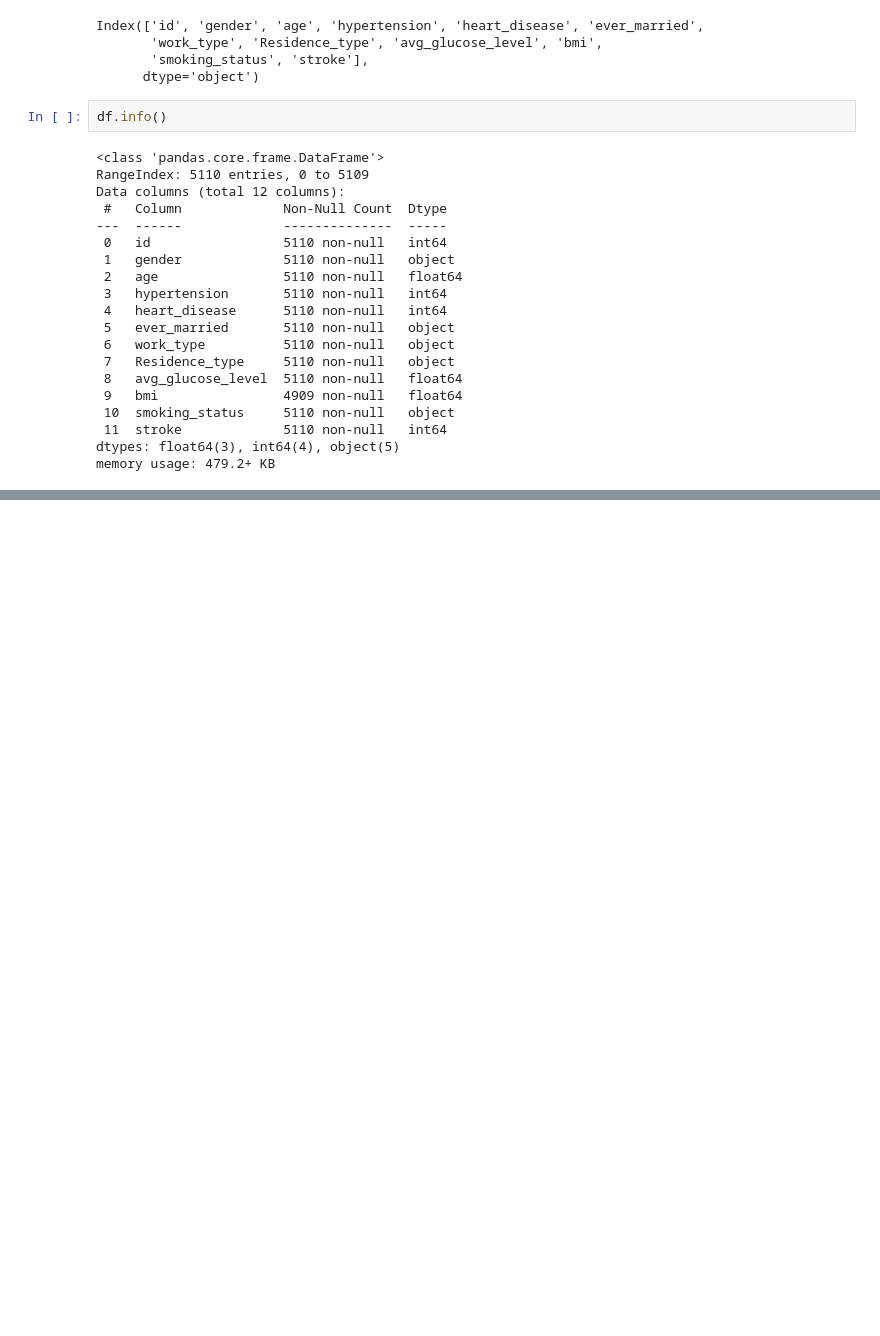
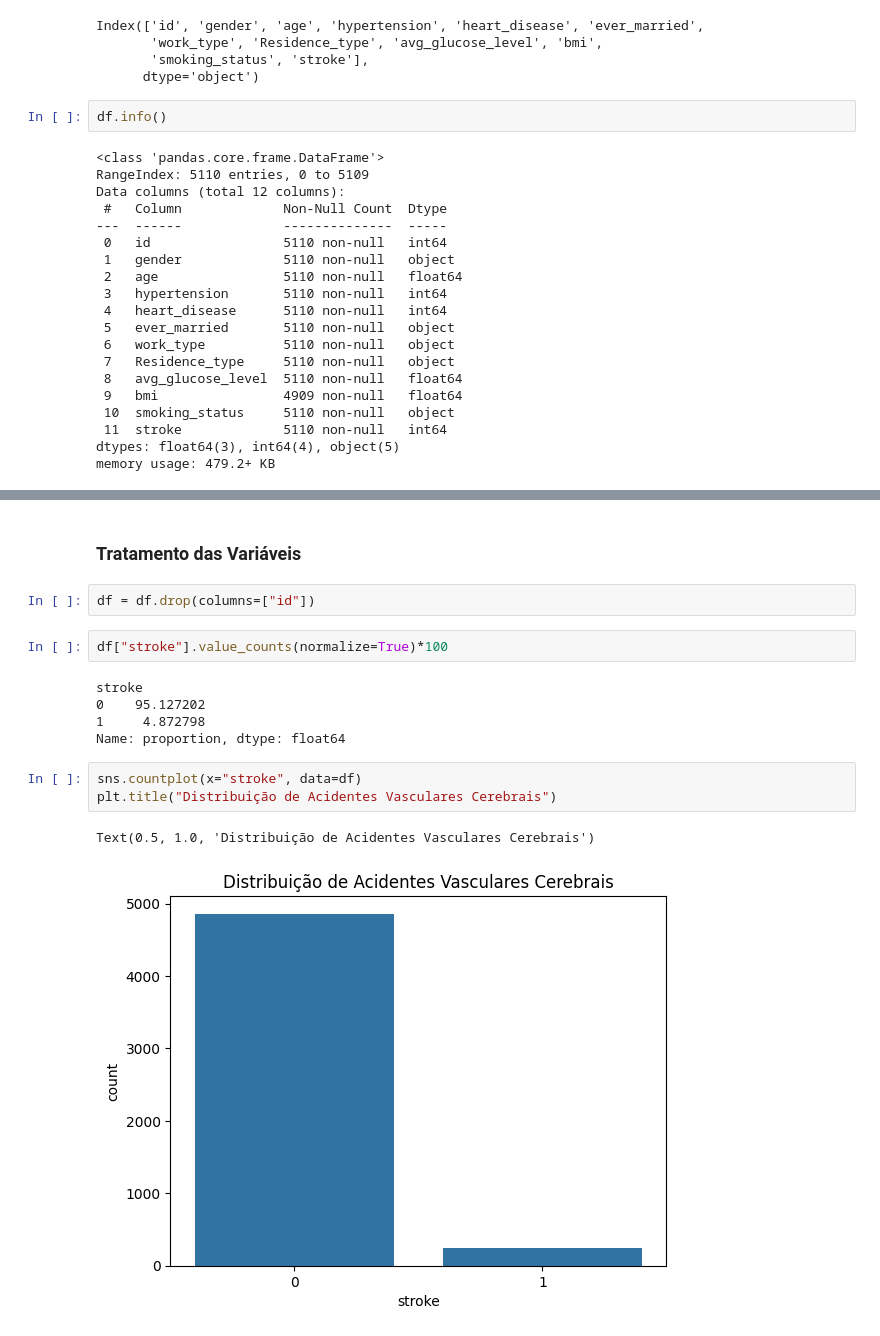
Before and after one commit to Pandolfiz/Stroke-Prediction, a Jupyter notebook: Analise.ipynb, the cells around one changed output, grey strips where cells are left out. Cells and saved outputs as stored; diff of their text form; blank space fills up the shorter version.

```diff
--- a/Analise.ipynb
+++ b/Analise.ipynb
@@ -63,0 +107,17 @@ memory usage: 479.2+ KB
+# %% [markdown]
+### Tratamento das Variáveis
+# %%
+df = df.drop(columns=["id"])
+# %%
+df["stroke"].value_counts(normalize=True)*100
+# %% [output]
+stroke
+0    95.127202
+1     4.872798
+Name: proportion, dtype: float64
+# %%
+sns.countplot(x="stroke", data=df)
+plt.title("Distribuição de Acidentes Vasculares Cerebrais")
+# %% [output]
+Text(0.5, 1.0, 'Distribuição de Acidentes Vasculares Cerebrais')
+[figure, added]
```
Also changed, not shown: parts of 28 cells of this notebook.
